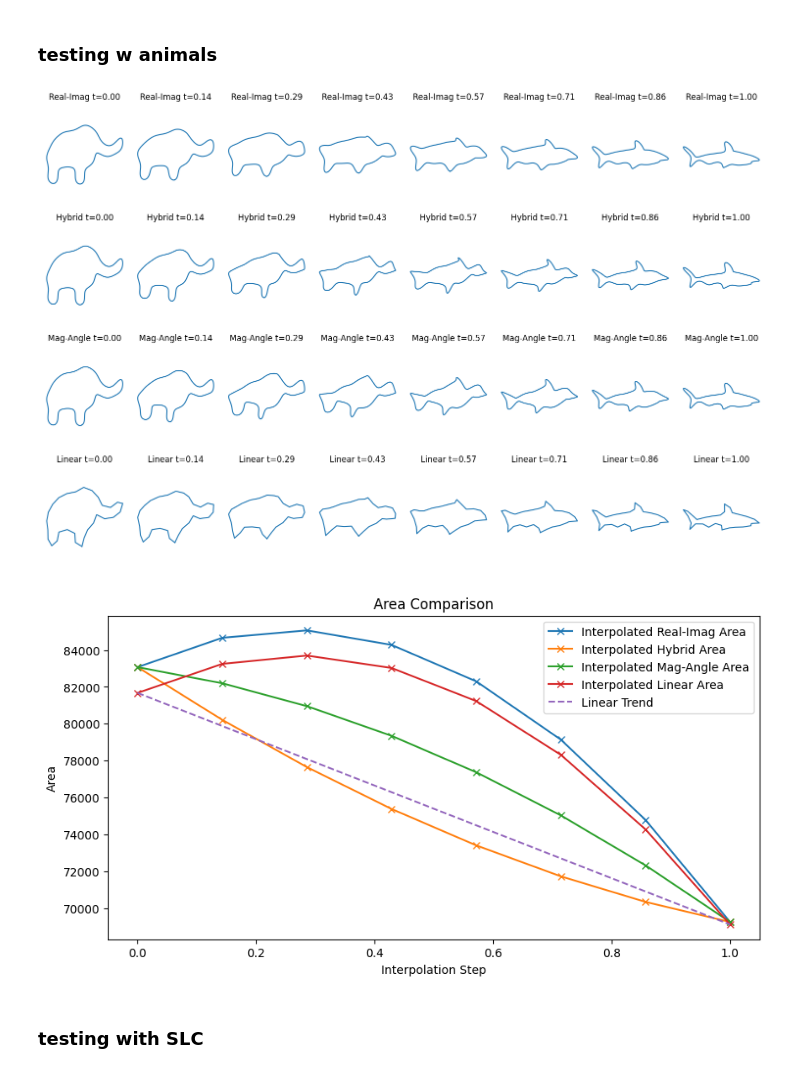
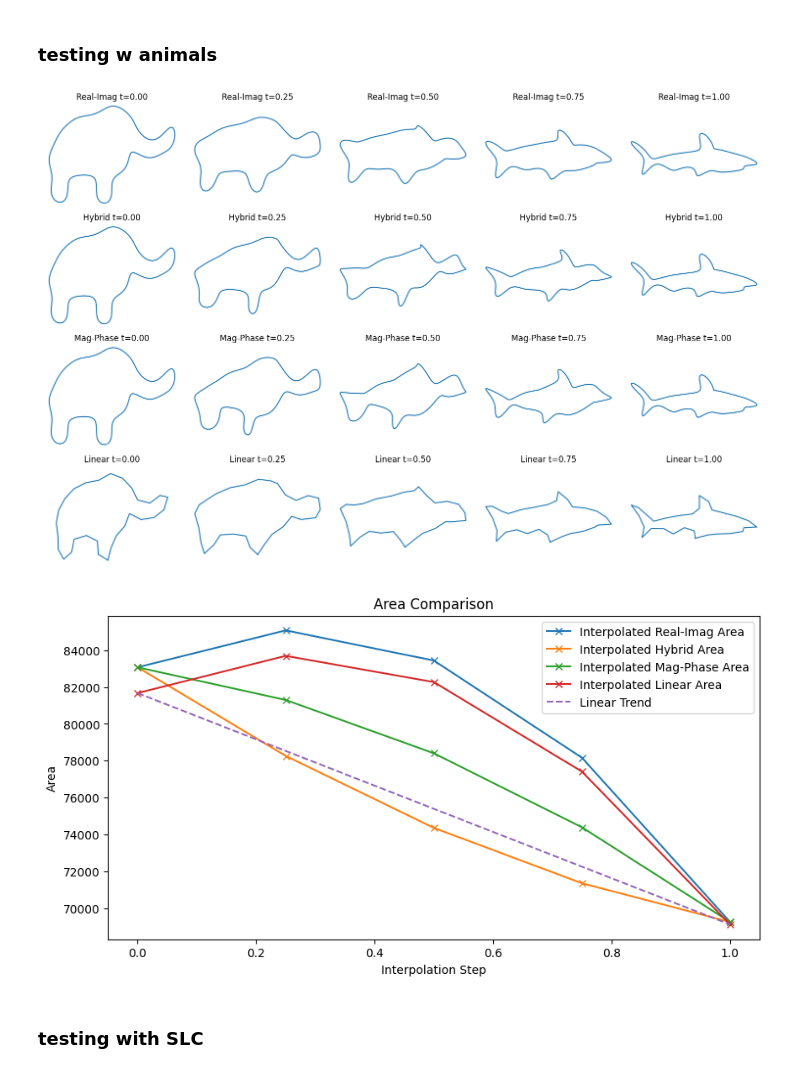
Before and after one commit to aprinawang/fourier-morph, a Jupyter notebook: morph_clean.ipynb, the cells around one changed output. Drawn from its saved outputs; the diff is of its cells as text; code cells hidden in the pictures.

Commit message:
add interpolation visualization

```diff
--- a/morph_clean.ipynb
+++ b/morph_clean.ipynb
@@ -217,7 +217,7 @@ def visualize_methods(shape1, shape2, num_params=256, num_steps=10):
     axs[1, i].axis('off')
 
     axs[2, i].plot(x3 - np.mean(x3), y3 - np.mean(y3))
-    axs[2, i].set_title(f"Mag-Angle t={t_vals[i]:.2f}")
+    axs[2, i].set_title(f"Mag-Phase t={t_vals[i]:.2f}")
     axs[2, i].invert_yaxis()
     axs[2, i].axis('equal')
     axs[2, i].axis('off')
@@ -246,7 +246,7 @@ def visualize_methods(shape1, shape2, num_params=256, num_steps=10):
   # plt.plot(years, areas, label='Actual Area', marker='o')
   plt.plot(t_vals, areas_interp_real_imag, label='Interpolated Real-Imag Area', marker='x')
   plt.plot(t_vals, areas_interp_hybrid, label='Interpolated Hybrid Area', marker='x')
-  plt.plot(t_vals, areas_interp_mag_angle, label='Interpolated Mag-Angle Area', marker='x')
+  plt.plot(t_vals, areas_interp_mag_angle, label='Interpolated Mag-Phase Area', marker='x')
   plt.plot(t_vals, areas_interp_linear, label='Interpolated Linear Area', marker='x')
 
   # plot linear from start to end
@@ -271,12 +271,12 @@ visualize_methods(polygon1, polygon2, num_params=50, num_steps=8)
 # %%
 elephant = np.array(Image.open('images/elephant.png').convert('L'))
 bin_elephant = (elephant > 200).astype(np.uint8) * 255
 shark = np.array(ImageOps.mirror(Image.open('images/shark.png')).convert('L'))
 bin_shark = (shark > 200).astype(np.uint8) * 255
-visualize_methods(bin_elephant, bin_shark, num_params=30, num_steps=8)
+visualize_methods(bin_elephant, bin_shark, num_params=30, num_steps=5)
 # %% [output]
-[figure, old version]
+[figure, new version]
-[figure, old version]
+[figure, new version]
 # %% [markdown]
 ### testing with SLC
 # %%
```
Also changed, not shown: parts of 3 cells of this notebook.
